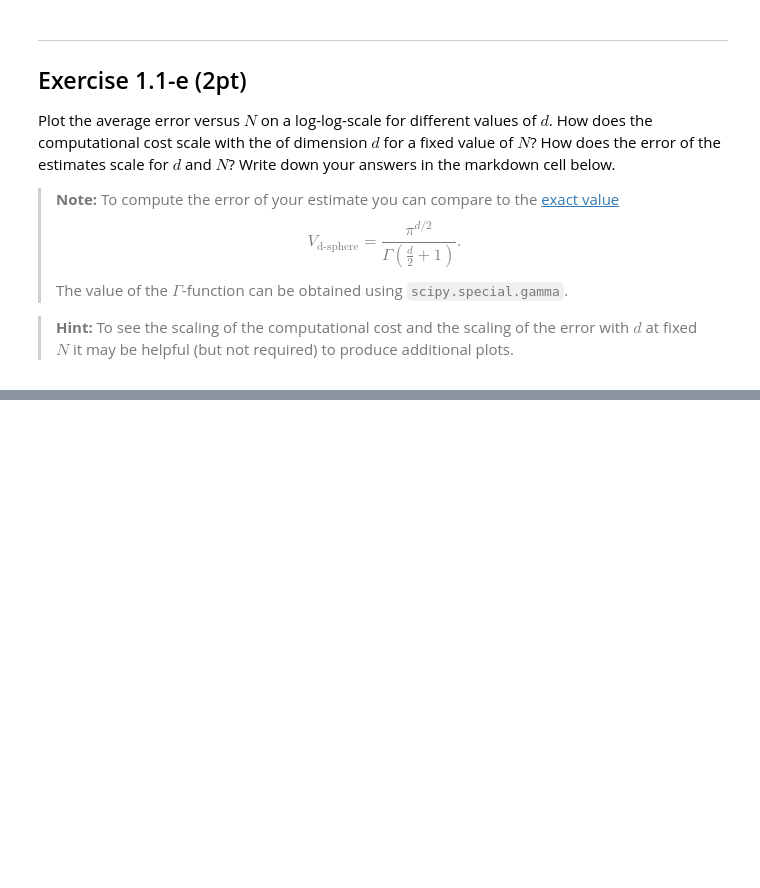
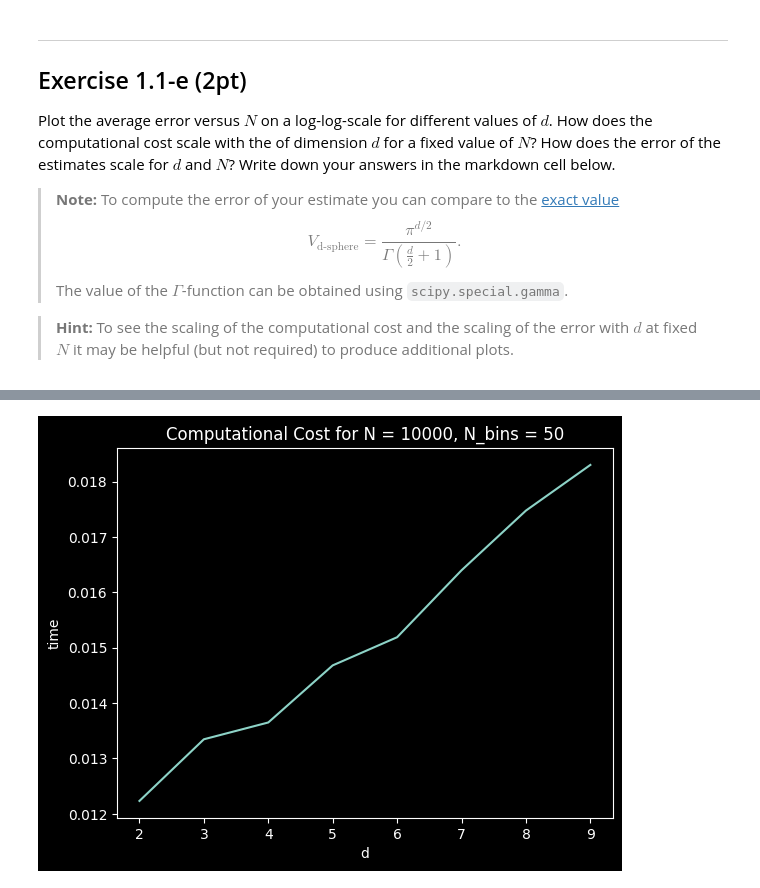
Before and after one commit to YommoY-official/CompManyBody, a Jupyter notebook: exercises/ex01_monte_carlo/ex01.1_estimate_pi.ipynb, the cells around one changed output, grey strips where cells are left out. Cells and saved outputs as stored; diff of their text form; code cells hidden in the pictures; blank space fills up the shorter version.

```diff
--- a/exercises/ex01_monte_carlo/ex01.1_estimate_pi.ipynb
+++ b/exercises/ex01_monte_carlo/ex01.1_estimate_pi.ipynb
@@ -109,0 +220,28 @@ def compute_volume_sphere_exact(d):
+# %%
+# Computational Cost scale to d with fixed N
+# Measure runtime
+import time
+
+def average_cost(rng, N, N_bins, d):
+    ave = 0
+    for _ in range(N_bins):
+        t0 = time.time()
+        estimate_volume_d_sphere(rng, N, d)
+        ave += time.time() - t0
+    return ave / N_bins
+
+N = 10000
+N_bins = 50
+times = []
+d_list = list(range(2, 10))
+
+for d in d_list:
+    times.append(average_cost(rng, N, N_bins, d))
+
+plt.plot(d_list, times)
+plt.title(f"Computational Cost for N = {N}, N_bins = {N_bins}")
+plt.xlabel("d")
+plt.ylabel("time")
+plt.show()
+# %% [output]
+[figure, added]
```
Also changed, not shown: parts of 11 cells of this notebook, 1 other file.
